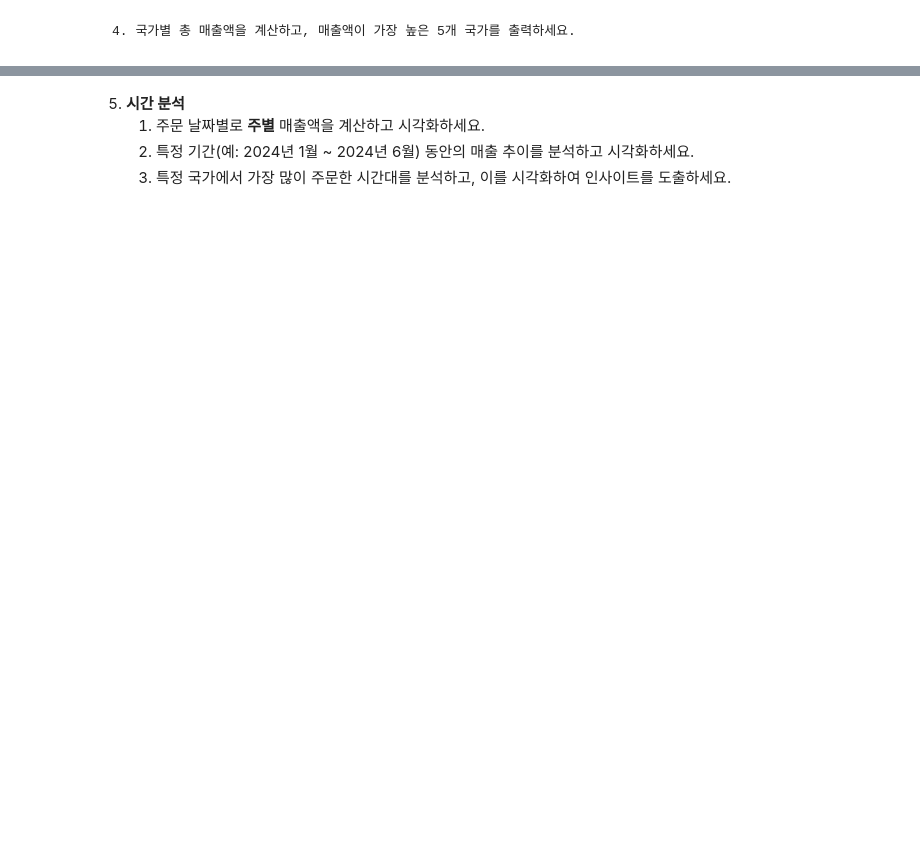
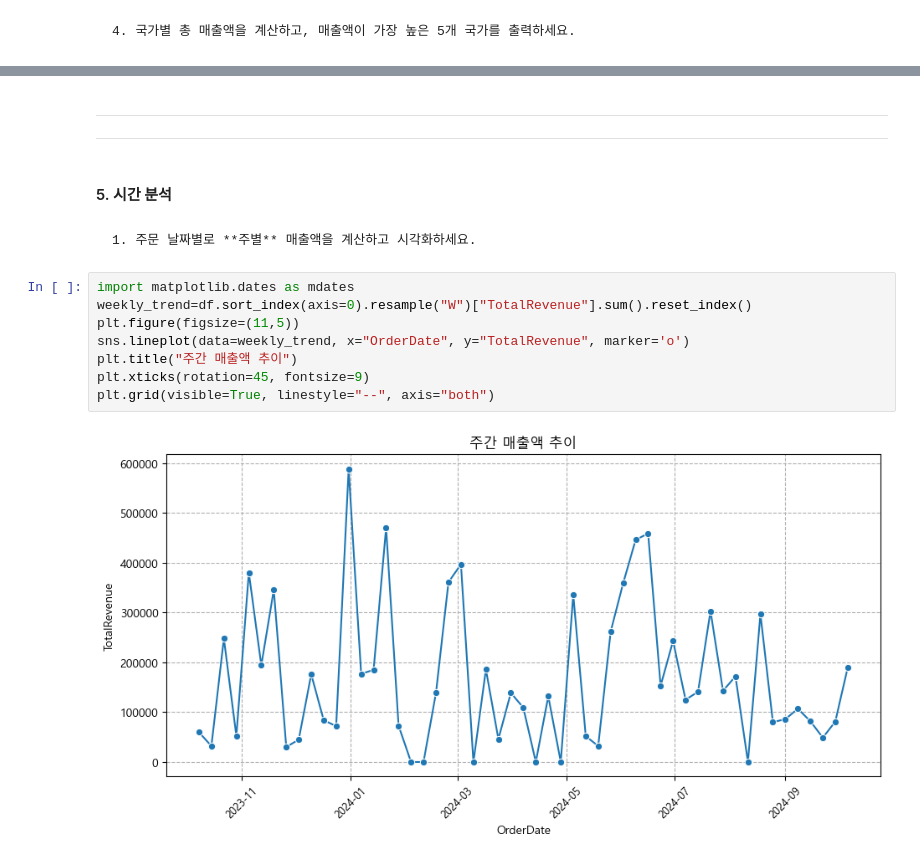
Before and after one commit to HOT8OY/SESAC_FullStackEducation, a Jupyter notebook: 12_pandas/data_visualization/999-4_최종 실습 프로젝트.ipynb, the cells around one changed output, grey strips where cells are left out. Cells and saved outputs as stored; diff of their text form; blank space fills up the shorter version.

```diff
--- a/12_pandas/data_visualization/999-4_최종 실습 프로젝트.ipynb
+++ b/12_pandas/data_visualization/999-4_최종 실습 프로젝트.ipynb
@@ -157,5 +246,17 @@ monthly_sales=df.resample('M').sum()
+# %% [markdown]
+---
+---
 # %% [markdown]
-5. **시간 분석**
-    1. 주문 날짜별로 **주별** 매출액을 계산하고 시각화하세요.
-    2. 특정 기간(예: 2024년 1월 ~ 2024년 6월) 동안의 매출 추이를 분석하고 시각화하세요.
-    3. 특정 국가에서 가장 많이 주문한 시간대를 분석하고, 이를 시각화하여 인사이트를 도출하세요.
+#### 5. **시간 분석**
+# %% [markdown]
+    1. 주문 날짜별로 **주별** 매출액을 계산하고 시각화하세요.
+# %%
+import matplotlib.dates as mdates
+weekly_trend=df.sort_index(axis=0).resample("W")["TotalRevenue"].sum().reset_index()
+plt.figure(figsize=(11,5))
+sns.lineplot(data=weekly_trend, x="OrderDate", y="TotalRevenue", marker='o')
+plt.title("주간 매출액 추이")
+plt.xticks(rotation=45, fontsize=9)
+plt.grid(visible=True, linestyle="--", axis="both")
+# %% [output]
+[figure, added]
```
Also changed, not shown: parts of 27 cells of this notebook.
